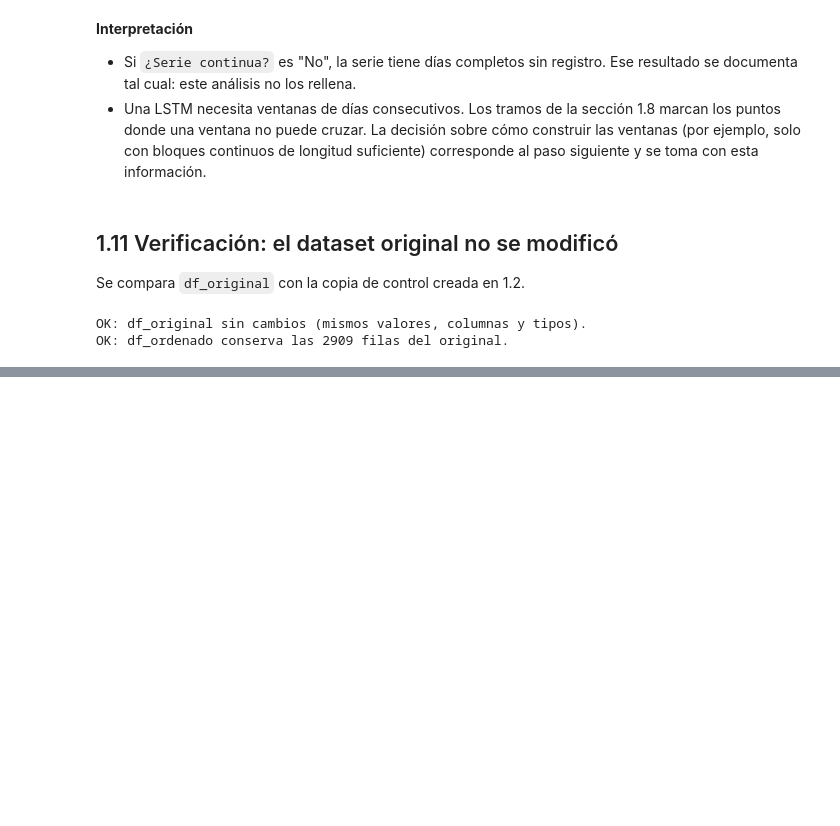
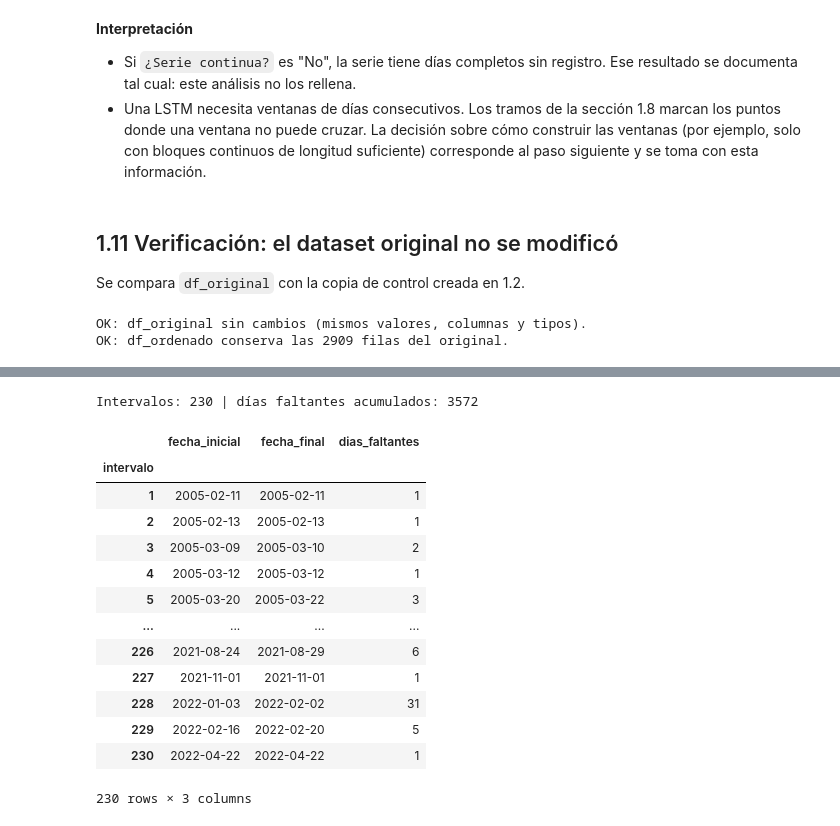
Before and after one commit to nicopulido/Prob_Proyecto_Grado, a Jupyter notebook: Tibaitata/05_preparacion_LSTM.ipynb, the cells around one changed output, grey strips where cells are left out. Saved outputs shown, nothing was run; the diff lists cells and outputs as text; code cells hidden in the pictures; blank space fills up the shorter version.

```diff
--- a/Tibaitata/05_preparacion_LSTM.ipynb
+++ b/Tibaitata/05_preparacion_LSTM.ipynb
@@ -336,0 +421,42 @@ OK: df_ordenado conserva las 2909 filas del original.
+# %%
+intervalos_faltantes = (
+    df_faltantes
+    .groupby("id_intervalo")["fecha_faltante"]
+    .agg(fecha_inicial="min", fecha_final="max", dias_faltantes="count")
+    .sort_values("fecha_inicial")
+    .reset_index(drop=True)
+)
+intervalos_faltantes.index = intervalos_faltantes.index + 1
+intervalos_faltantes.index.name = "intervalo"
+
+# 1) Sin huecos internos: días contados == días entre inicio y fin (ambos incluidos)
+dias_calendario = (intervalos_faltantes["fecha_final"] - intervalos_faltantes["fecha_inicial"]).dt.days + 1
+assert (intervalos_faltantes["dias_faltantes"] == dias_calendario).all(), "Un intervalo contiene días con registro"
+
+# 2) Separación entre intervalos: al menos 1 día con registro entre uno y el siguiente
+dias_con_registro_entre = (
+    intervalos_faltantes["fecha_inicial"].shift(-1) - intervalos_faltantes["fecha_final"]
+).dt.days - 1
+assert (dias_con_registro_entre.dropna() >= 1).all(), "Hay intervalos contiguos sin separar"
+
+# 3) Totales
+assert intervalos_faltantes["dias_faltantes"].sum() == n_dias_faltantes
+
+print(f"Intervalos: {len(intervalos_faltantes)} | días faltantes acumulados: {intervalos_faltantes['dias_faltantes'].sum()}")
+intervalos_faltantes
+# %% [output]
+Intervalos: 230 | días faltantes acumulados: 3572
+|  | fecha_inicial | fecha_final | dias_faltantes |
+| intervalo |  |  |  |
+| 1 | 2005-02-11 | 2005-02-11 | 1 |
+| 2 | 2005-02-13 | 2005-02-13 | 1 |
+| 3 | 2005-03-09 | 2005-03-10 | 2 |
+| 4 | 2005-03-12 | 2005-03-12 | 1 |
+| 5 | 2005-03-20 | 2005-03-22 | 3 |
+| ... | ... | ... | ... |
+| 226 | 2021-08-24 | 2021-08-29 | 6 |
+| 227 | 2021-11-01 | 2021-11-01 | 1 |
+| 228 | 2022-01-03 | 2022-02-02 | 31 |
+| 229 | 2022-02-16 | 2022-02-20 | 5 |
+| 230 | 2022-04-22 | 2022-04-22 | 1 |
+230 rows × 3 columns
```
Also changed, not shown: parts of 15 cells of this notebook.
